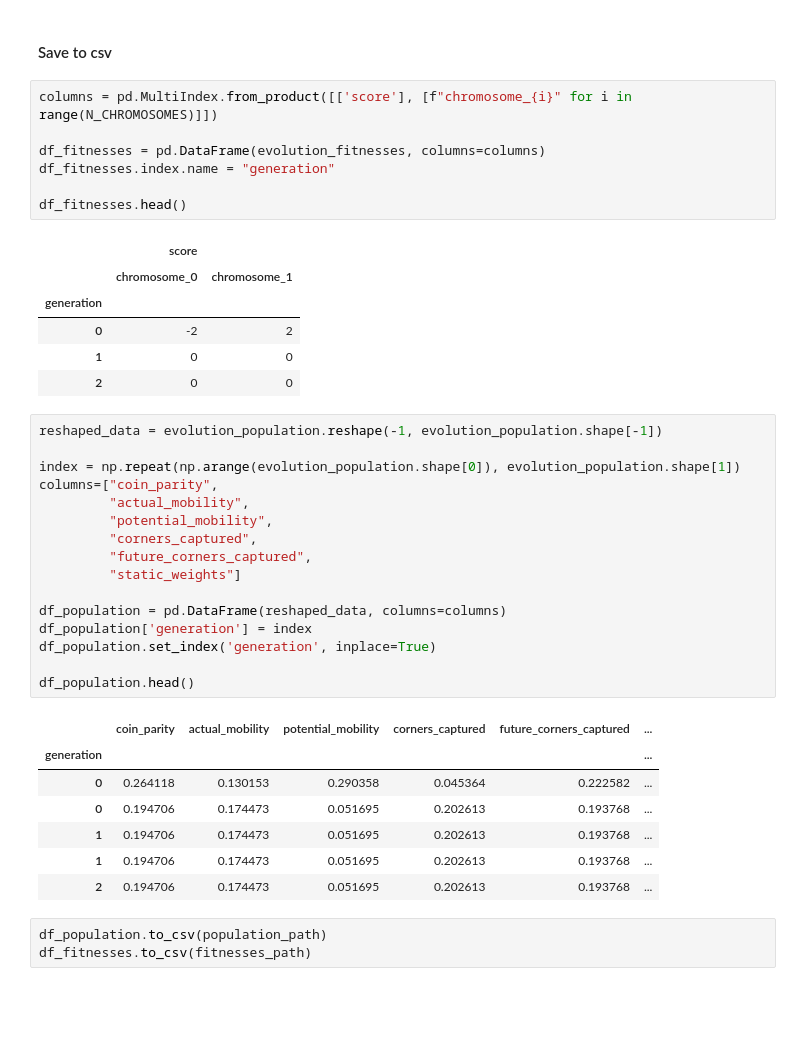
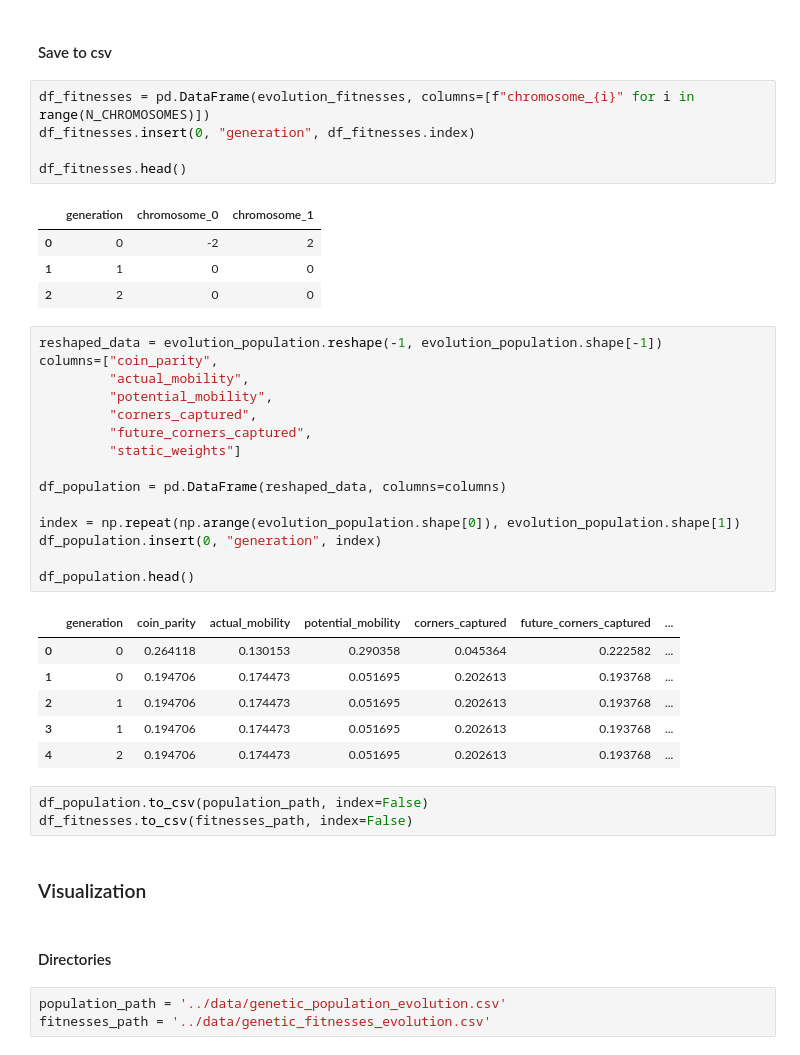
Before and after one commit to Luunynliny/OthellIA, a Jupyter notebook: notebooks/minimax_static_evaluation_genetic_tournament.ipynb, the cells around one changed output. Cells and saved outputs as stored; diff of their text form; blank space fills up the shorter version.

```diff
--- a/notebooks/minimax_static_evaluation_genetic_tournament.ipynb
+++ b/notebooks/minimax_static_evaluation_genetic_tournament.ipynb
@@ -285,43 +306,44 @@ fitnesses_path = '../data/genetic_fitnesses_evolution.csv'
 # %% [markdown]
 #### Save to csv
 # %%
-columns = pd.MultiIndex.from_product([['score'], [f"chromosome_{i}" for i in range(N_CHROMOSOMES)]])
-
-df_fitnesses = pd.DataFrame(evolution_fitnesses, columns=columns)
-df_fitnesses.index.name = "generation"
+df_fitnesses = pd.DataFrame(evolution_fitnesses, columns=[f"chromosome_{i}" for i in range(N_CHROMOSOMES)])
+df_fitnesses.insert(0, "generation", df_fitnesses.index)
 
 df_fitnesses.head()
 # %% [output]
-|  | score |  |
-|  | chromosome_0 | chromosome_1 |
-| generation |  |  |
-| 0 | -2 | 2 |
-| 1 | 0 | 0 |
-| 2 | 0 | 0 |
+|  | generation | chromosome_0 | chromosome_1 |
+| 0 | 0 | -2 | 2 |
+| 1 | 1 | 0 | 0 |
+| 2 | 2 | 0 | 0 |
 # %%
 reshaped_data = evolution_population.reshape(-1, evolution_population.shape[-1])
-
-index = np.repeat(np.arange(evolution_population.shape[0]), evolution_population.shape[1])
 columns=["coin_parity",
          "actual_mobility",
          "potential_mobility",
          "corners_captured",
          "future_corners_captured",
          "static_weights"]
 
 df_population = pd.DataFrame(reshaped_data, columns=columns)
-df_population['generation'] = index
-df_population.set_index('generation', inplace=True)
+
+index = np.repeat(np.arange(evolution_population.shape[0]), evolution_population.shape[1])
+df_population.insert(0, "generation", index)
 
 df_population.head()
 # %% [output]
-|  | coin_parity | actual_mobility | potential_mobility | corners_captured | future_corners_captured | ... |
-| generation |  |  |  |  |  | ... |
-| 0 | 0.264118 | 0.130153 | 0.290358 | 0.045364 | 0.222582 | ... |
-| 0 | 0.194706 | 0.174473 | 0.051695 | 0.202613 | 0.193768 | ... |
-| 1 | 0.194706 | 0.174473 | 0.051695 | 0.202613 | 0.193768 | ... |
-| 1 | 0.194706 | 0.174473 | 0.051695 | 0.202613 | 0.193768 | ... |
-| 2 | 0.194706 | 0.174473 | 0.051695 | 0.202613 | 0.193768 | ... |
+|  | generation | coin_parity | actual_mobility | potential_mobility | corners_captured | future_corners_captured | ... |
+| 0 | 0 | 0.264118 | 0.130153 | 0.290358 | 0.045364 | 0.222582 | ... |
+| 1 | 0 | 0.194706 | 0.174473 | 0.051695 | 0.202613 | 0.193768 | ... |
+| 2 | 1 | 0.194706 | 0.174473 | 0.051695 | 0.202613 | 0.193768 | ... |
+| 3 | 1 | 0.194706 | 0.174473 | 0.051695 | 0.202613 | 0.193768 | ... |
+| 4 | 2 | 0.194706 | 0.174473 | 0.051695 | 0.202613 | 0.193768 | ... |
 # %%
-df_population.to_csv(population_path)
-df_fitnesses.to_csv(fitnesses_path)
+df_population.to_csv(population_path, index=False)
+df_fitnesses.to_csv(fitnesses_path, index=False)
+# %% [markdown]
+### Visualization
+# %% [markdown]
+#### Directories
+# %%
+population_path = '../data/genetic_population_evolution.csv'
+fitnesses_path = '../data/genetic_fitnesses_evolution.csv'
```
Also changed, not shown: parts of 14 cells of this notebook, 1 other file.
